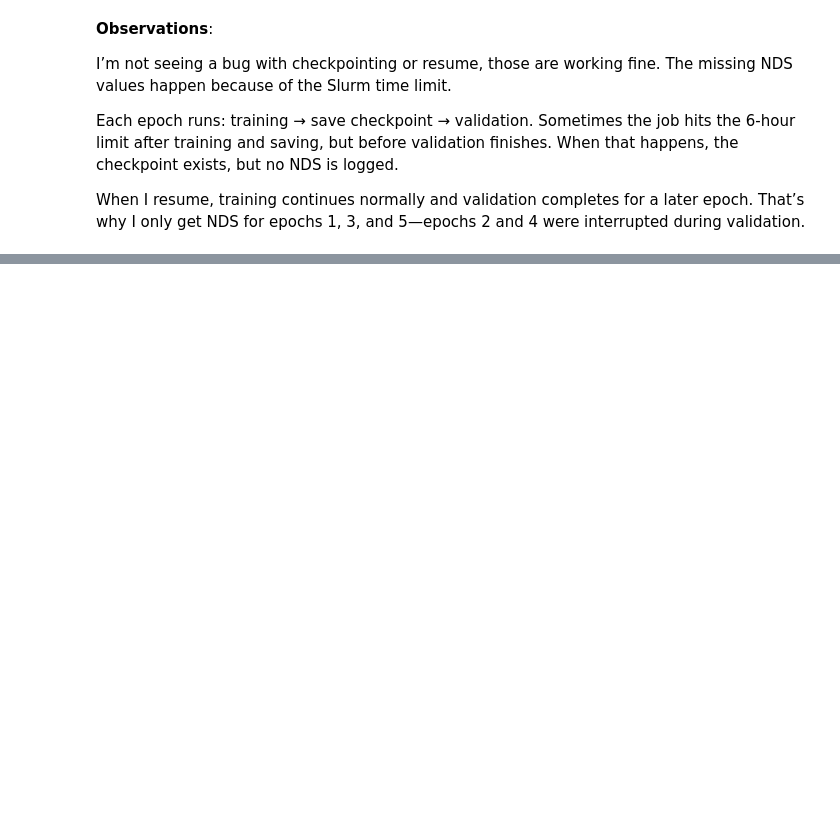
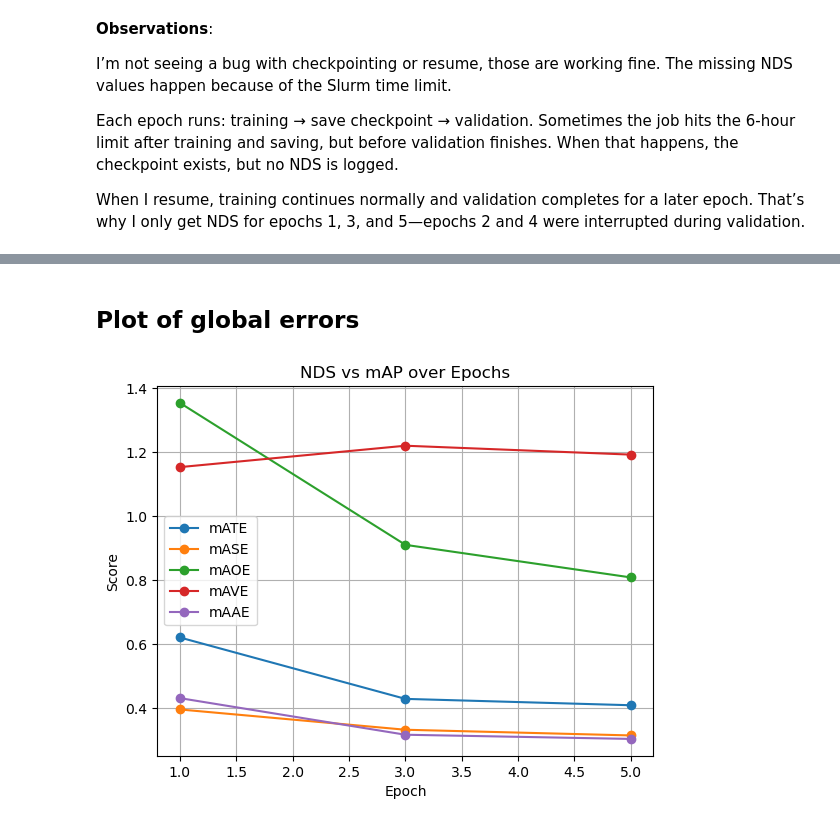
Before and after one commit to darkcyan-ugli-fruit/nuscenes-multimodal-learning, a Jupyter notebook: notebooks/03_camera_lidar_fusion_model.ipynb, the cells around one changed output, grey strips where cells are left out. Drawn from its saved outputs; the diff is of its cells as text; code cells hidden in the pictures; blank space fills up the shorter version.

```diff
--- a/notebooks/03_camera_lidar_fusion_model.ipynb
+++ b/notebooks/03_camera_lidar_fusion_model.ipynb
@@ -1093,0 +1151,20 @@ plt.show()
+# %% [markdown]
+## Plot of global errors
+# %%
+# Plot both curves
+plt.plot(metrics_df["step"], metrics_df["NuScenes metric/pred_instances_3d_NuScenes/mATE"], marker="o", label="mATE")
+plt.plot(metrics_df["step"], metrics_df["NuScenes metric/pred_instances_3d_NuScenes/mASE"], marker="o", label="mASE")
+plt.plot(metrics_df["step"], metrics_df["NuScenes metric/pred_instances_3d_NuScenes/mAOE"], marker="o", label="mAOE")
+plt.plot(metrics_df["step"], metrics_df["NuScenes metric/pred_instances_3d_NuScenes/mAVE"], marker="o", label="mAVE")
+plt.plot(metrics_df["step"], metrics_df["NuScenes metric/pred_instances_3d_NuScenes/mAAE"], marker="o", label="mAAE")
+
+plt.xlabel("Epoch")
+plt.ylabel("Score")
+plt.title("NDS vs mAP over Epochs")
+
+plt.legend()
+plt.grid()
+
+plt.show()
+# %% [output]
+[figure, added]
```
Also changed, not shown: parts of 8 cells of this notebook.
